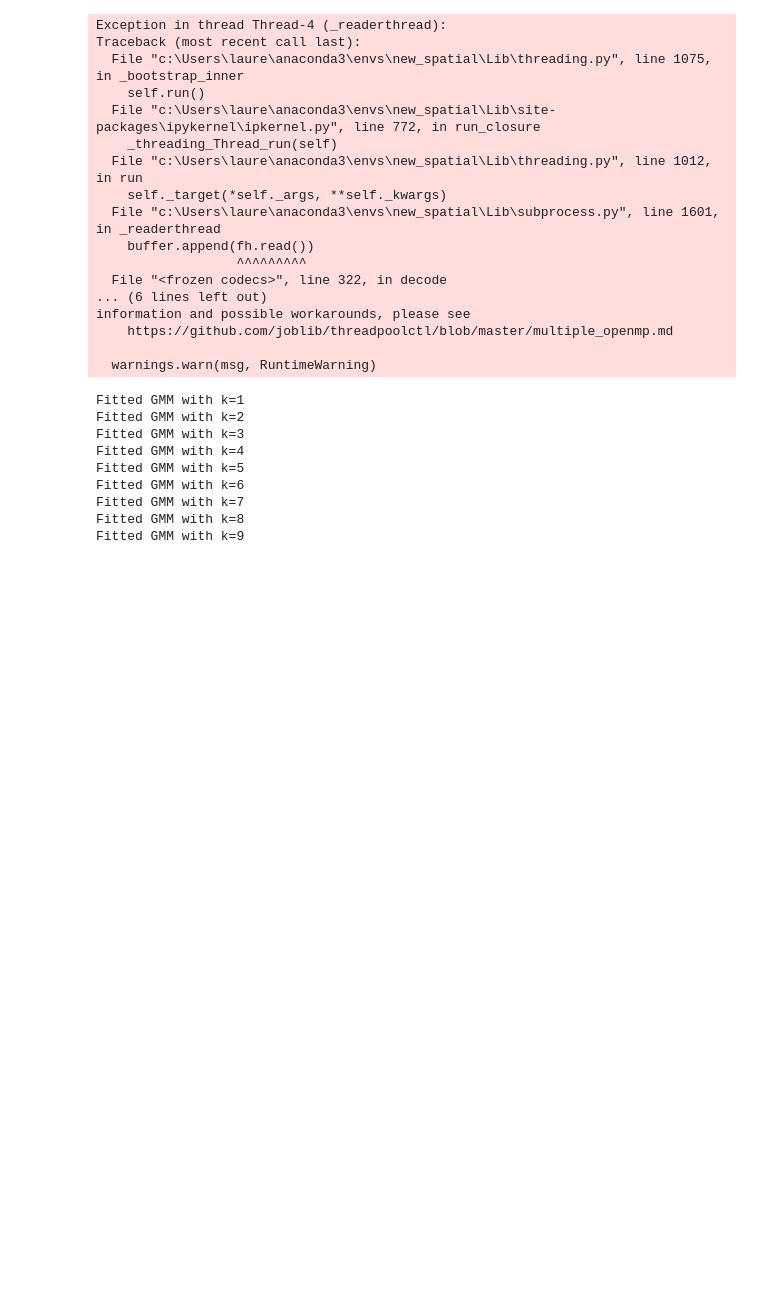
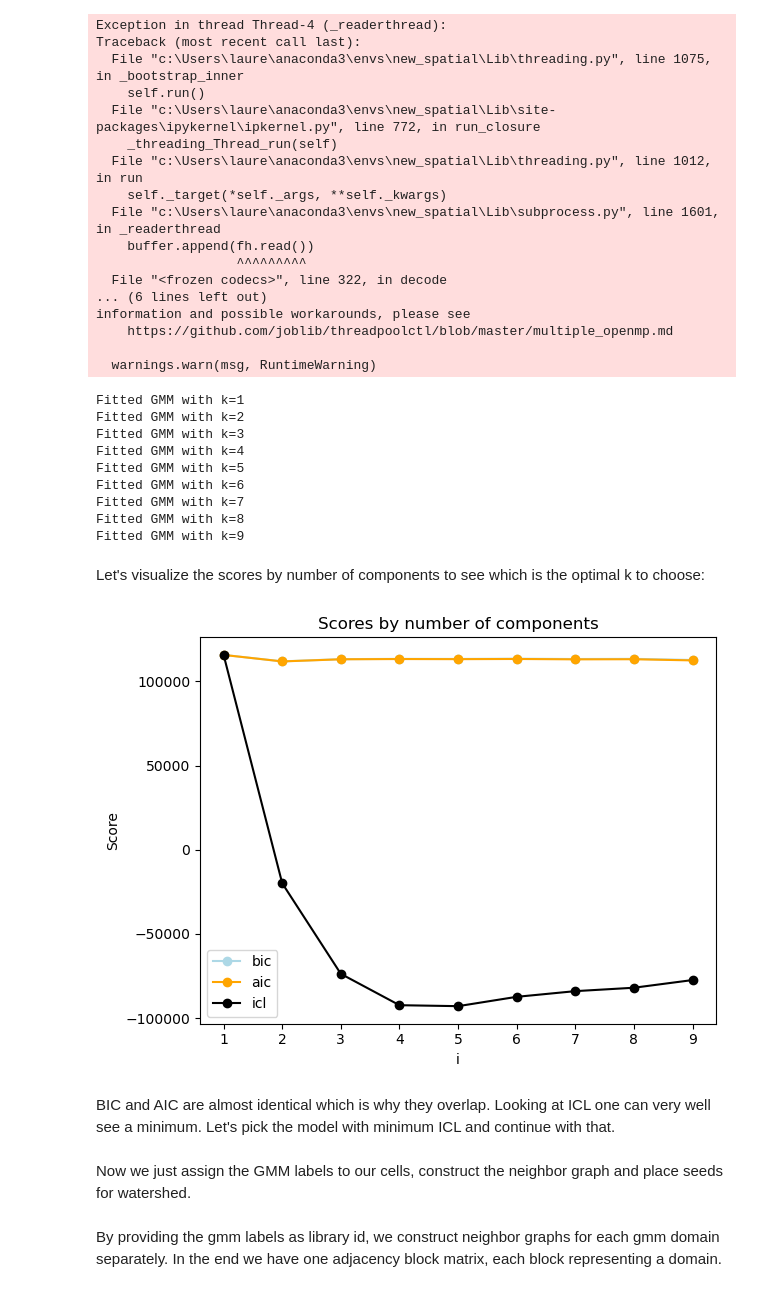
Before and after one commit to LLehner/Adaptive-Niche, a Jupyter notebook: clustering_tutorial.ipynb, the cells around one changed output. Saved outputs shown, nothing was run; the diff lists cells and outputs as text; code cells hidden in the pictures; blank space fills up the shorter version.

Commit message:
create plotting, add clustering

```diff
--- a/clustering_tutorial.ipynb
+++ b/clustering_tutorial.ipynb
@@ -56,11 +51,23 @@ Fitted GMM with k=6
 Fitted GMM with k=7
 Fitted GMM with k=8
 Fitted GMM with k=9
+# %% [markdown]
+Let's visualize the scores by number of components to see which is the optimal k to choose:
+# %%
+plotting.plot_scores(results)
+# %% [output]
+[figure, added]
+# %% [markdown]
+BIC and AIC are almost identical which is why they overlap. Looking at ICL one can very well see a minimum. Let's pick the model with minimum ICL and continue with that.
 # %%
 best_model = clustering.choose_component(results, delta_bic_threshold=10.0)
+# %% [markdown]
+Now we just assign the GMM labels to our cells, construct the neighbor graph and place seeds for watershed.
 # %%
 adata.obs["gmm_labels"] = best_model["labels"]
 adata.obs["gmm_labels"] = adata.obs["gmm_labels"].astype("category")
+# %% [markdown]
+By providing the gmm labels as library id, we construct neighbor graphs for each gmm domain separately. In the end we have one adjacency block matrix, each block representing a domain.
 # %%
 graph_utils.get_neighbors(adata, type="delaunay", gmm_labels="gmm_labels")
 # %%
```
Also changed, not shown: parts of 14 cells of this notebook, 3 other files.
